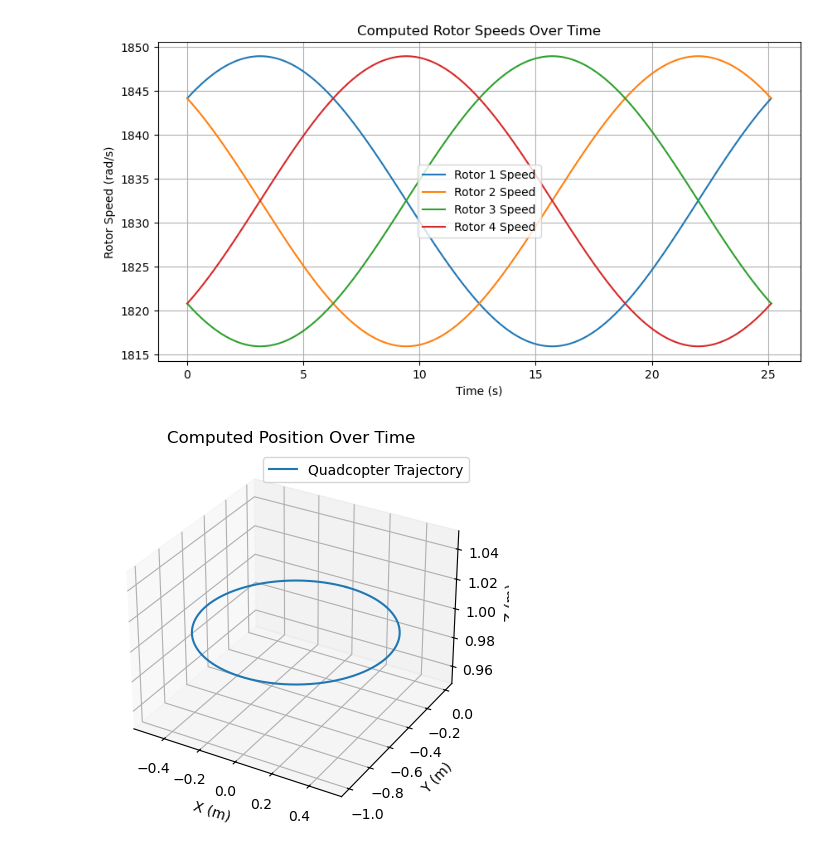
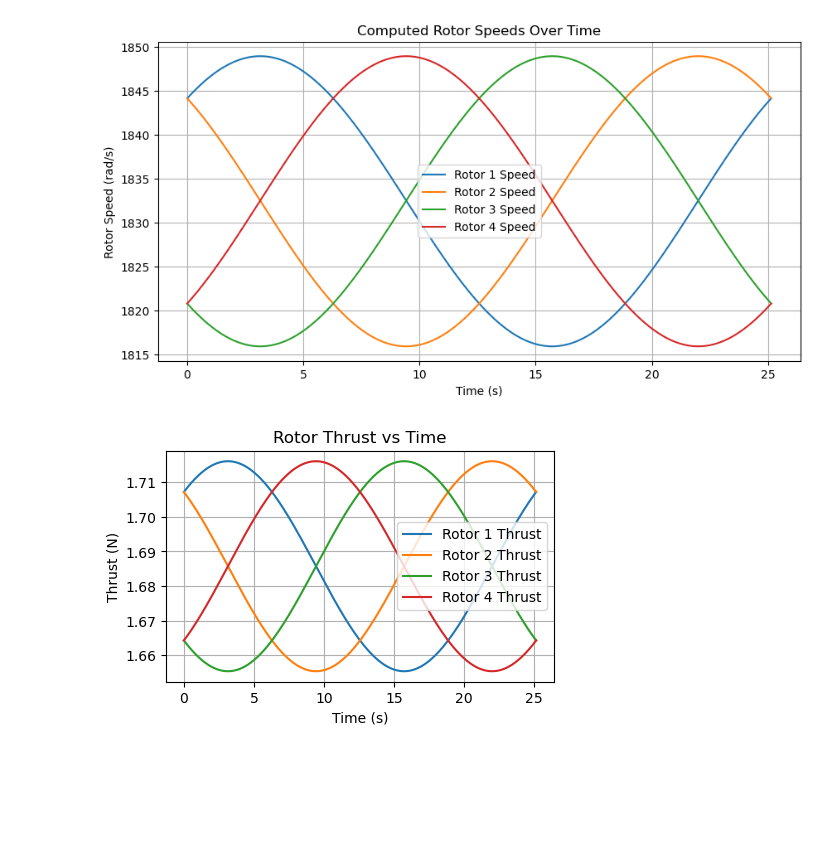
Before and after one commit to jasonyuhengli/352quadcopter, a Jupyter notebook: Quadcopter Circle.ipynb, the cells around one changed output. Saved outputs shown, nothing was run; the diff lists cells and outputs as text; code cells hidden in the pictures; blank space fills up the shorter version.

```diff
--- a/Quadcopter Circle.ipynb
+++ b/Quadcopter Circle.ipynb
@@ -1,5 +1,4 @@
 # %%
-
 import numpy as np
 import matplotlib.pyplot as plt
 
@@ -12,11 +11,15 @@ period = 2 * radius * np.pi / speed # period
 omega_circular = speed / radius  # rad/s
 a_c = speed**2 / radius  # centripetal acceleration
 tilt = np.arctan(a_c / g)  # max tilt angle (roll/pitch amplitude)
-time = np.linspace(0, period, 1000)  # simulate for 60 seconds
+time = np.linspace(0, period, 1000)  # simulate for period seconds
 k = 5.02 * 1e-7  # lift factor
 l = 0.1225  # arm length (m)
 b = 5.02 * 1e-8  # drag factor
 Ixx, Iyy, Izz = 0.005, 0.005, 0.01  # Moments of inertia
+rotor_diameter = 0.127  # Rotor diameter in meters
+rotor_radius = rotor_diameter / 2
+rho = 1.225  # Air density (kg/m^3)
+A = np.pi * rotor_radius**2  # Rotor disc area (m^2)
 
 # Target roll, pitch, yaw angles
 roll = tilt * np.sin(omega_circular * time)  # Roll varies sinusoidally
@@ -45,14 +48,19 @@ for i in range(len(time)):
 
 # Compute position in XYZ using rotation matrix
 xyz_positions = np.zeros((len(time), 3))
-for i in range(len(time)):
-    body_frame_force = np.array([0, 0, mass * g])
-    world_frame_force = R[i] @ body_frame_force
-    xyz_positions[i] = [
-        xyz_positions[i - 1, 0] + world_frame_force[0] * (time[1] - time[0]) / mass,
-        xyz_positions[i - 1, 1] + world_frame_force[1] * (time[1] - time[0]) / mass,
-        1  # Z is fixed at 1 m
-    ] if i > 0 else [0, 0, 1]
+xyz_positions[0, 0] = 0
+xyz_positions[0, 1] = 2
+xyz_positions[0, 2] = 1
+for i in range(1, len(time)):
+    body_frame_force = np.array([0, 0, mass * g])  # Force in the body frame
+    world_frame_force = R[i] @ body_frame_force  # Transform to the world frame
+
+    # Update position using velocity from force (F = ma -> a = F/m)
+    acceleration = world_frame_force / mass
+    dt = time[i] - time[i - 1]
+    xyz_positions[i, 0] = xyz_positions[i - 1, 0] + speed * np.cos(omega_circular * time[i]) * dt
+    xyz_positions[i, 1] = xyz_positions[i - 1, 1] + speed * np.sin(omega_circular * time[i]) * dt
+    xyz_positions[i, 2] = 1  # Z is fixed at 1 m
 
 # Extract X, Y, Z positions
 x_new, y_new, z_new = xyz_positions[:, 0], xyz_positions[:, 1], xyz_positions[:, 2]
@@ -77,6 +85,27 @@ omega1 = np.sqrt(np.maximum(omega1_squared, 0))
 omega2 = np.sqrt(np.maximum(omega2_squared, 0))
 omega3 = np.sqrt(np.maximum(omega3_squared, 0))
 omega4 = np.sqrt(np.maximum(omega4_squared, 0))
+
+# Compute thrust for all rotors
+thrust1 = k * omega1**2
+thrust2 = k * omega2**2
+thrust3 = k * omega3**2
+thrust4 = k * omega4**2
+
+# Compute induced velocity for each rotor
+v_induced1 = np.sqrt(thrust1 / (2 * rho * A))
+v_induced2 = np.sqrt(thrust2 / (2 * rho * A))
+v_induced3 = np.sqrt(thrust3 / (2 * rho * A))
+v_induced4 = np.sqrt(thrust4 / (2 * rho * A))
+
+# Compute power for each rotor
+power1 = thrust1 * v_induced1
+power2 = thrust2 * v_induced2
+power3 = thrust3 * v_induced3
+power4 = thrust4 * v_induced4
+
+# Compute total power
+total_power = power1 + power2 + power3 + power4
 
 # Plot Target Roll, Pitch, and Yaw Angles
 plt.figure(figsize=(10, 5))
@@ -89,31 +118,69 @@ plt.title('Target Roll, Pitch, and Yaw Angles Over Time')
 plt.legend()
 plt.grid()
 plt.show()
 
 # Plot Rotor Speeds
 plt.figure(figsize=(10, 5))
 plt.plot(time, omega1, label='Rotor 1 Speed')
 plt.plot(time, omega2, label='Rotor 2 Speed')
 plt.plot(time, omega3, label='Rotor 3 Speed')
 plt.plot(time, omega4, label='Rotor 4 Speed')
 plt.xlabel('Time (s)')
 plt.ylabel('Rotor Speed (rad/s)')
 plt.title('Computed Rotor Speeds Over Time')
 plt.legend()
 plt.grid()
 plt.show()
 
+# Plot Rotor Thrust vs Time
+plt.figure(figsize=(5, 3))
+plt.plot(time, thrust1, label='Rotor 1 Thrust')
+plt.plot(time, thrust2, label='Rotor 2 Thrust')
+plt.plot(time, thrust3, label='Rotor 3 Thrust')
+plt.plot(time, thrust4, label='Rotor 4 Thrust')
+plt.xlabel('Time (s)')
+plt.ylabel('Thrust (N)')
+plt.title('Rotor Thrust vs Time')
+plt.legend()
+plt.grid()
+plt.show()
+
+# Plot Power vs Time for all rotors
+plt.figure(figsize=(5, 3))
+plt.plot(time, power1, label='Rotor 1 Power')
+plt.plot(time, power2, label='Rotor 2 Power')
+plt.plot(time, power3, label='Rotor 3 Power')
+plt.plot(time, power4, label='Rotor 4 Power')
+plt.xlabel('Time (s)')
+plt.ylabel('Power (W)')
+plt.title('Rotor Power vs Time')
+plt.legend()
+plt.grid()
+plt.show()
+
+# Plot Total Power vs Time
+plt.figure(figsize=(5, 3))
+plt.plot(time, total_power, label='Total Power', color='blue')
+plt.xlabel('Time (s)')
+plt.ylabel('Power (W)')
+plt.title('Total Power vs Time')
+plt.legend()
+plt.grid()
+plt.ylim(40, 60)
+plt.show()
+print('Constant Total Rotor Power: ', total_power[20], ' Watts')
+
 # 3D Plot of the Trajectory
 fig = plt.figure()
 ax = fig.add_subplot(111, projection='3d')
 ax.plot(x_new, y_new, z_new, label='Quadcopter Trajectory')
 ax.set_xlabel('X (m)')
 ax.set_ylabel('Y (m)')
 ax.set_zlabel('Z (m)')
 ax.set_title('Computed Position Over Time')
 ax.legend()
 plt.show()
 # %% [output]
 [figure]
 [figure]
-[figure, old version]
+[figure, new version]
```
Also changed, not shown: parts of 1 cell of this notebook, 2 other files.
